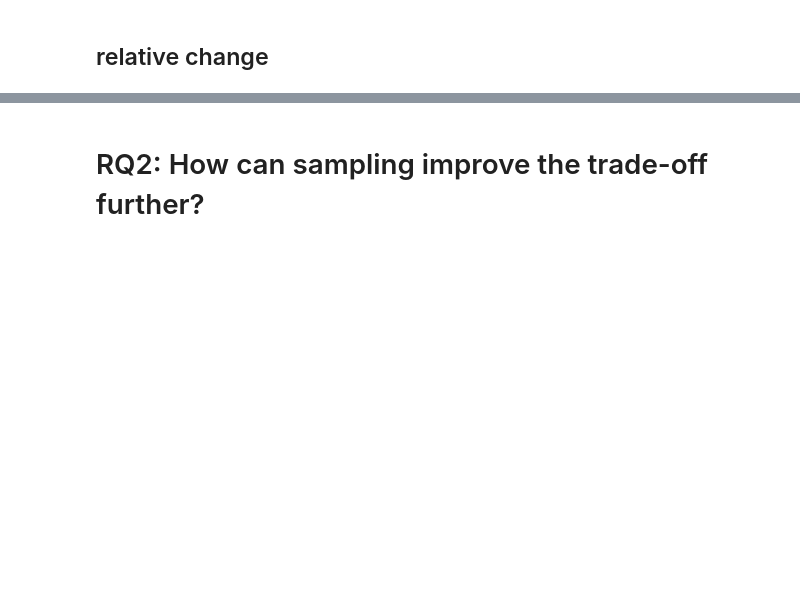
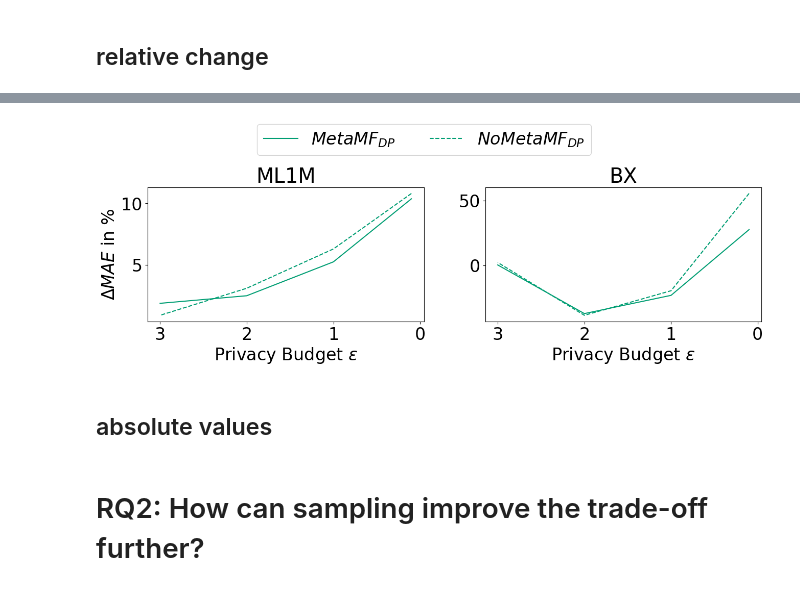
Before and after one commit to pmuellner/MetaTargetedDP, a Jupyter notebook: results/analysis.ipynb, the cells around one changed output, grey strips where cells are left out. Drawn from its saved outputs; the diff is of its cells as text; code cells hidden in the pictures; blank space fills up the shorter version.

```diff
--- a/results/analysis.ipynb
+++ b/results/analysis.ipynb
@@ -18,0 +73,7 @@ def results_to_df(results_list, dataset, sampling_method, rec_method):
+# %%
+bx_results_df = read_file("bx", seeds=[0, 1, 2, 3, 4])
+bx_stdev_df = bx_results_df.groupby(["recsys", "method", "e", "b"])["test_mae"].std().reset_index()
+bx_results_df = bx_results_df.groupby(["recsys", "method", "e", "b"])["test_mae"].mean().reset_index()
+bx_results_df = bx_results_df.merge(bx_stdev_df, left_on=["recsys", "method", "e", "b"], right_on=["recsys", "method", "e", "b"])
+bx_results_df.rename(columns={"test_mae_x": "test_mae", "test_mae_y": "stdev"}, inplace=True)
+bx_results_df.head()
@@ -41,11 +88,0 @@ ml1m_results_df.head()
-# %%
-DATASET = "bx"
-PATH = DATASET + "/"
-with open(PATH + "MetaMF.baseline", "rb") as f:
-    meta_results = pkl.load(f)
-    meta_results_df = results_to_df(meta_results, dataset="bx", sampling_method="baseline", rec_method="MetaMF")
-with open(PATH + "NoMetaMF.baseline", "rb") as f:
-    nometa_results = pkl.load(f)
-    nometa_results_df = results_to_df(nometa_results, dataset="bx", sampling_method="baseline", rec_method="NoMetaMF")
-bx_results_df = pd.concat([meta_results_df, nometa_results_df]).reset_index(drop=True)
-bx_results_df.head()
@@ -98,0 +129,58 @@ Text(0, 0.5, '$\\Delta$MAE in $\\%$')
+# %%
+import matplotlib.pyplot as plt
+
+fig, axes = plt.subplots(1, 2, figsize=(14, 5))
+
+# ------------------ LEFT: ML1M ------------------
+ax = axes[0]
+
+meta = ml1m_results_df[(ml1m_results_df["recsys"] == "MetaMF") & (ml1m_results_df["b"] == 0)]
+bsl = ml1m_results_df[(ml1m_results_df["recsys"] == "MetaMF") & (ml1m_results_df["b"] == 1)]["test_mae"].values
+l1, = ax.plot(meta["e"], 100*(meta["test_mae"] - bsl) / bsl,
+              label=r"$MetaMF_{DP}$", c="C1")
+
+nometa = ml1m_results_df[(ml1m_results_df["recsys"] == "NoMetaMF") & (ml1m_results_df["b"] == 0)]
+bsl = ml1m_results_df[(ml1m_results_df["recsys"] == "NoMetaMF") & (ml1m_results_df["b"] == 1)]["test_mae"].values
+l2, = ax.plot(nometa["e"], 100*(nometa["test_mae"] - bsl) / bsl,
+              label=r"$NoMetaMF_{DP}$", c="C1", linestyle="dashed")
+
+ax.invert_xaxis()
+ax.set_title("ML1M")
+ax.set_xlabel(r"Privacy Budget $\epsilon$")
+ax.set_ylabel(r"$\Delta MAE$ in $\%$")
+
+
+# ------------------ RIGHT: BX ------------------
+ax = axes[1]
+
+meta = bx_results_df[(bx_results_df["recsys"] == "MetaMF") & (bx_results_df["b"] == 0)]
+bsl = bx_results_df[(bx_results_df["recsys"] == "MetaMF") & (bx_results_df["b"] == 1)]["test_mae"].values
+ax.plot(meta["e"], 100*(meta["test_mae"] - bsl) / bsl,
+        c="C1")
+
+nometa = bx_results_df[(bx_results_df["recsys"] == "NoMetaMF") & (bx_results_df["b"] == 0)]
+bsl = bx_results_df[(bx_results_df["recsys"] == "NoMetaMF") & (bx_results_df["b"] == 1)]["test_mae"].values
+ax.plot(nometa["e"], 100*(nometa["test_mae"] - bsl) / bsl,
+        c="C1", linestyle="dashed")
+
+ax.invert_xaxis()
+ax.set_title("BX")
+ax.set_xlabel(r"Privacy Budget $\epsilon$")
+
+
+# ------------------ SHARED LEGEND ------------------
+fig.legend([l1, l2],
+           [l.get_label() for l in [l1, l2]],
+           loc="upper center",
+           ncol=2,
+           bbox_to_anchor=(0.5, 1.05))
+
+# leave space for legend
+plt.tight_layout(rect=[0, 0, 1, 0.92])
+
+plt.savefig("figures/combined_mae.png", dpi=300, bbox_inches="tight")
+plt.show()
+# %% [output]
+[figure, added]
+# %% [markdown]
+## absolute values
```
Also changed, not shown: parts of 22 cells of this notebook, 14 other files.
